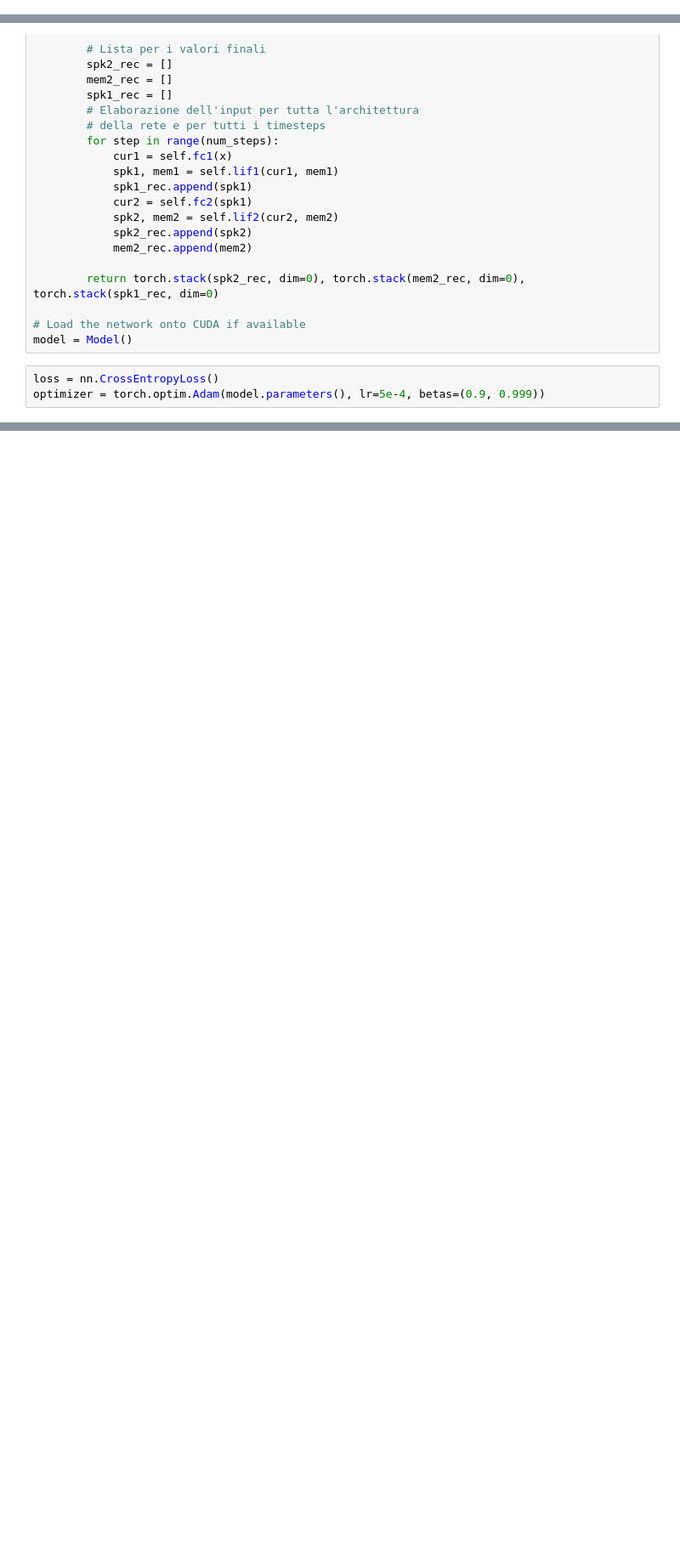
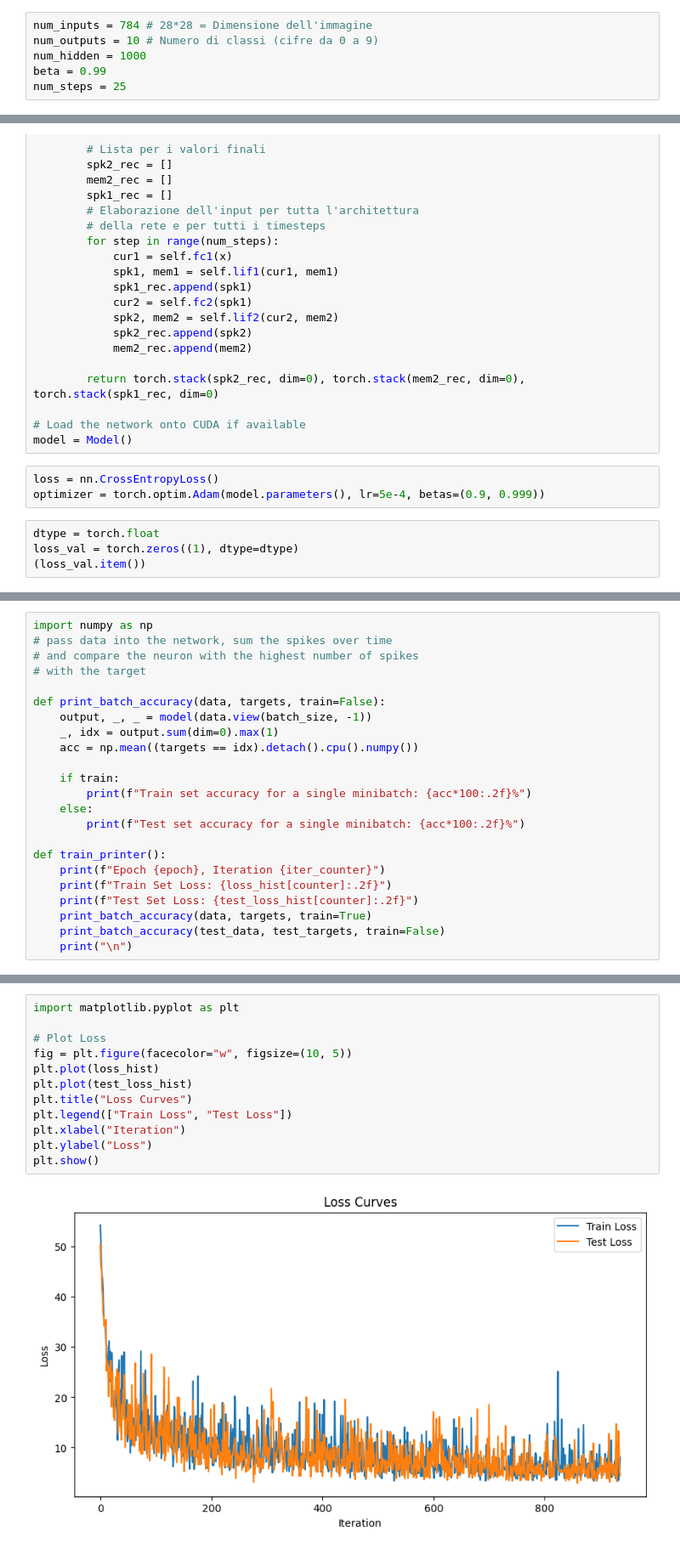
Before and after one commit to AutomationLab-Unime/BioIng_SNN_Slides, a Jupyter notebook: Tutorials/Esempio_27_10_25.ipynb, the cells around one changed output, grey strips where cells are left out. Shown: that part at 85% size. Cells and saved outputs as stored; diff of their text form; blank space fills up the shorter version.

```diff
--- a/Tutorials/Esempio_27_10_25.ipynb
+++ b/Tutorials/Esempio_27_10_25.ipynb
@@ -81,6 +81,12 @@ print(y[12])
 # %% [output]
 tensor(2)
 [figure]
+# %%
+num_inputs = 784 # 28*28 = Dimensione dell'immagine
+num_outputs = 10 # Numero di classi (cifre da 0 a 9)
+num_hidden = 1000
+beta = 0.99
+num_steps = 25
 # %%
 # Definizione della classe Model
 class Model(nn.Module):
@@ -121,3 +127,7 @@ model = Model()
 # %%
 loss = nn.CrossEntropyLoss()
 optimizer = torch.optim.Adam(model.parameters(), lr=5e-4, betas=(0.9, 0.999))
+# %%
+dtype = torch.float
+loss_val = torch.zeros((1), dtype=dtype)
+(loss_val.item())
@@ -124,3 +136,26 @@ optimizer = torch.optim.Adam(model.parameters(), lr=5e-4, betas=(0.9, 0.999))
+# %%
+import numpy as np
+# pass data into the network, sum the spikes over time
+# and compare the neuron with the highest number of spikes
+# with the target
+
+def print_batch_accuracy(data, targets, train=False):
+    output, _, _ = model(data.view(batch_size, -1))
+    _, idx = output.sum(dim=0).max(1)
+    acc = np.mean((targets == idx).detach().cpu().numpy())
+
+    if train:
+        print(f"Train set accuracy for a single minibatch: {acc*100:.2f}%")
+    else:
+        print(f"Test set accuracy for a single minibatch: {acc*100:.2f}%")
+
+def train_printer():
+    print(f"Epoch {epoch}, Iteration {iter_counter}")
+    print(f"Train Set Loss: {loss_hist[counter]:.2f}")
+    print(f"Test Set Loss: {test_loss_hist[counter]:.2f}")
+    print_batch_accuracy(data, targets, train=True)
+    print_batch_accuracy(test_data, test_targets, train=False)
+    print("\n")
 # %%
 num_epochs = 1
 loss_hist = []
@@ -152,0 +232,14 @@ for epoch in range(num_epochs):
+# %%
+import matplotlib.pyplot as plt
+
+# Plot Loss
+fig = plt.figure(facecolor="w", figsize=(10, 5))
+plt.plot(loss_hist)
+plt.plot(test_loss_hist)
+plt.title("Loss Curves")
+plt.legend(["Train Loss", "Test Loss"])
+plt.xlabel("Iteration")
+plt.ylabel("Loss")
+plt.show()
+# %% [output]
+[figure, added]
```
Also changed, not shown: parts of 10 cells of this notebook.
